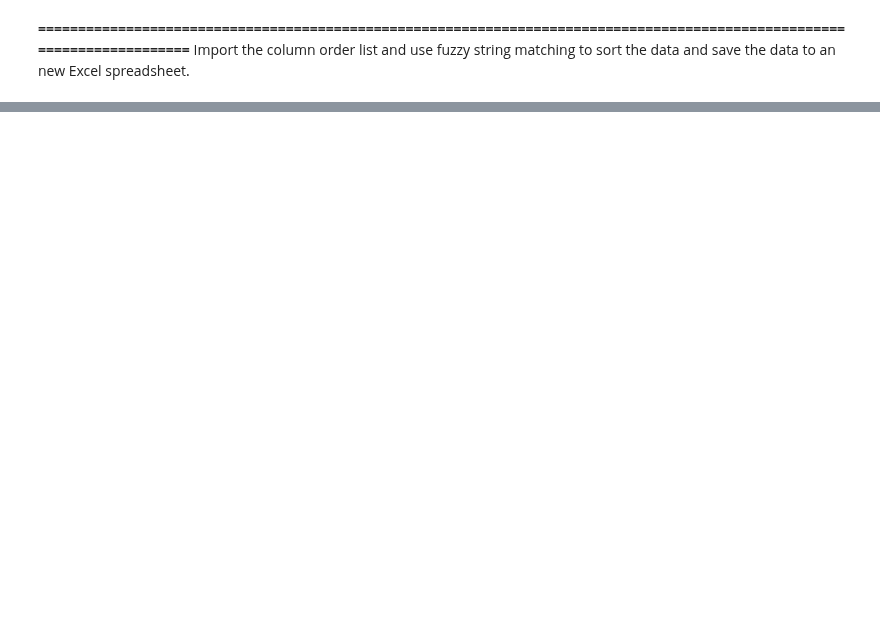
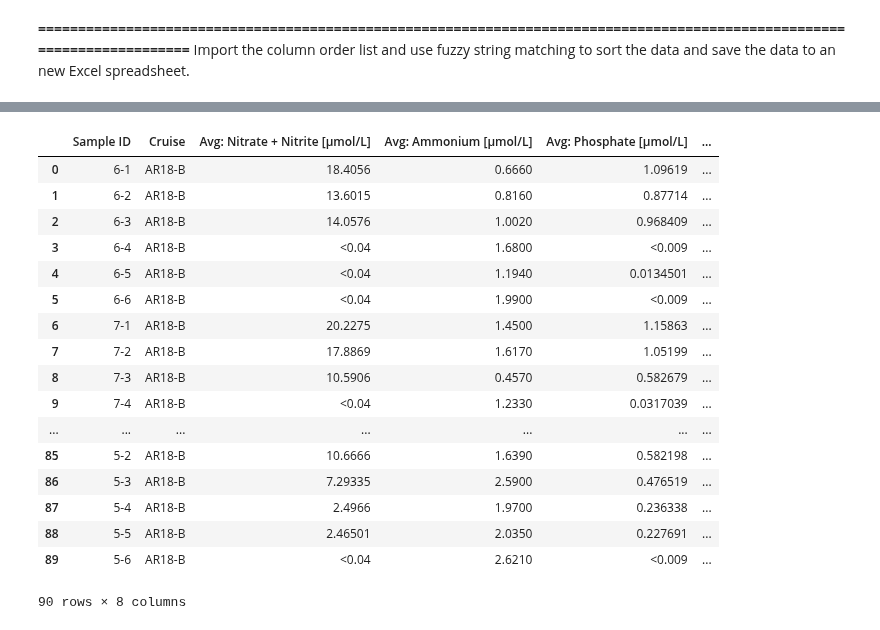
Before and after one commit to cooleyky/QAQC_Sandbox, a Jupyter notebook: Ship_data/btl_processing.ipynb, the cells around one changed output, grey strips where cells are left out. Saved outputs shown, nothing was run; the diff lists cells and outputs as text; code cells hidden in the pictures; blank space fills up the shorter version.

```diff
--- a/Ship_data/btl_processing.ipynb
+++ b/Ship_data/btl_processing.ipynb
@@ -45,8 +45,8 @@ Declare the directory paths to where the relevant information is stored:
 # %%
 basepath = '/home/andrew/Documents/OOI-CGSN/QAQC_Sandbox/Ship_data/'
 array = 'Pioneer/'
-cruise = 'Pioneer-09_AR-24_2017-10-22/'
-leg = 'Leg 3 (AR24c)/'
+cruise = 'Pioneer-08_AR-18_2017-05-30/'
+leg = 'Leg 2 (ar18b)/'
 water = 'Water Sampling/'
 ctd = 'ctd/'
 # %%
@@ -783,0 +587,25 @@ CTDsorted
+# %%
+nutrients_path = water_path+'Pioneer-08_AR-18_Nutrients_Sample_Data_2017-08-18_ver_1-00.xlsx'
+# %%
+nutrients = pd.read_excel(nutrients_path)
+# %%
+nutrients
+# %% [output]
+|  | Sample ID | Cruise | Avg: Nitrate + Nitrite [µmol/L] | Avg: Ammonium [µmol/L] | Avg: Phosphate [µmol/L] | ... |
+| 0 | 6-1 | AR18-B | 18.4056 | 0.6660 | 1.09619 | ... |
+| 1 | 6-2 | AR18-B | 13.6015 | 0.8160 | 0.87714 | ... |
+| 2 | 6-3 | AR18-B | 14.0576 | 1.0020 | 0.968409 | ... |
+| 3 | 6-4 | AR18-B | <0.04 | 1.6800 | <0.009 | ... |
+| 4 | 6-5 | AR18-B | <0.04 | 1.1940 | 0.0134501 | ... |
+| 5 | 6-6 | AR18-B | <0.04 | 1.9900 | <0.009 | ... |
+| 6 | 7-1 | AR18-B | 20.2275 | 1.4500 | 1.15863 | ... |
+| 7 | 7-2 | AR18-B | 17.8869 | 1.6170 | 1.05199 | ... |
+| 8 | 7-3 | AR18-B | 10.5906 | 0.4570 | 0.582679 | ... |
+| 9 | 7-4 | AR18-B | <0.04 | 1.2330 | 0.0317039 | ... |
+| ... | ... | ... | ... | ... | ... | ... |
+| 85 | 5-2 | AR18-B | 10.6666 | 1.6390 | 0.582198 | ... |
+| 86 | 5-3 | AR18-B | 7.29335 | 2.5900 | 0.476519 | ... |
+| 87 | 5-4 | AR18-B | 2.4966 | 1.9700 | 0.236338 | ... |
+| 88 | 5-5 | AR18-B | 2.46501 | 2.0350 | 0.227691 | ... |
+| 89 | 5-6 | AR18-B | <0.04 | 2.6210 | <0.009 | ... |
+90 rows × 8 columns
```
Also changed, not shown: parts of 45 cells of this notebook, 10 other files.
